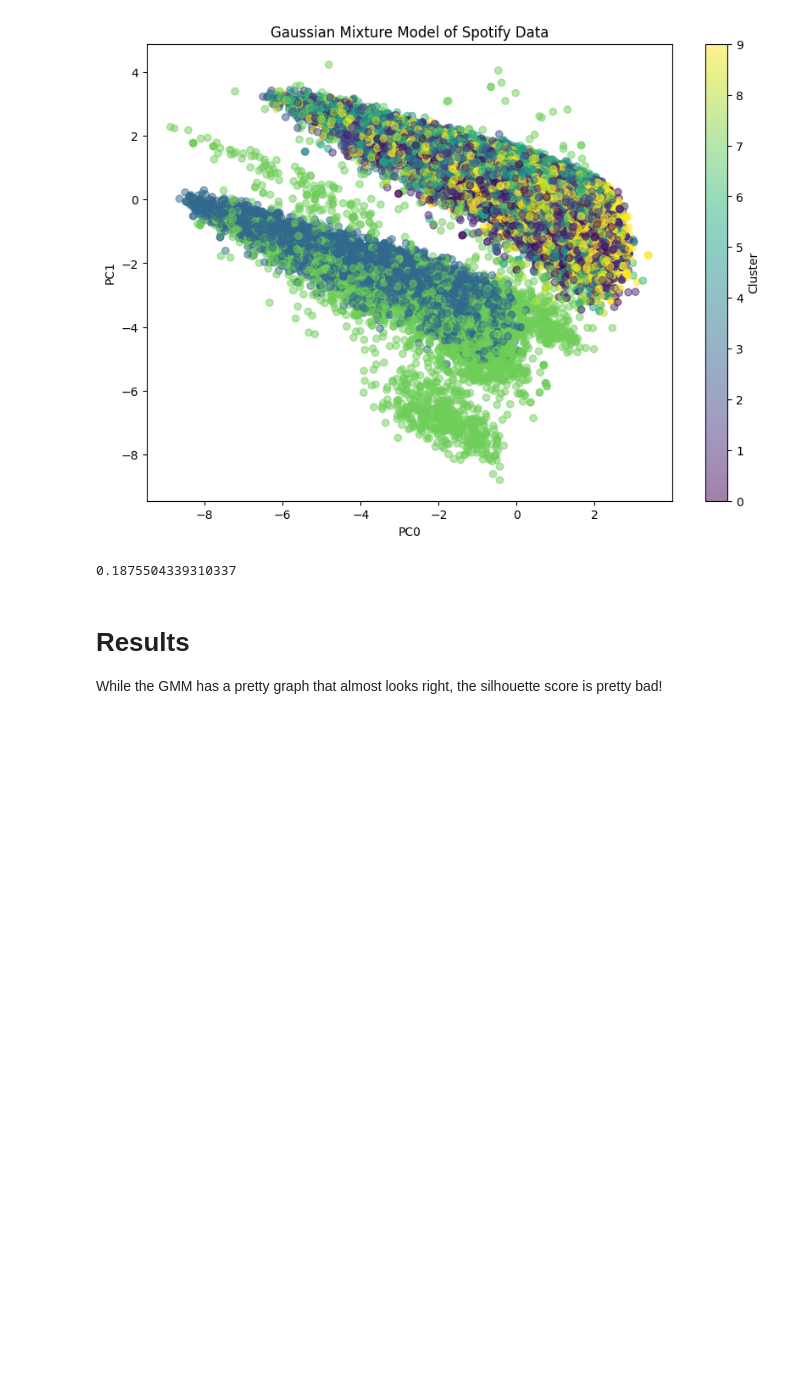
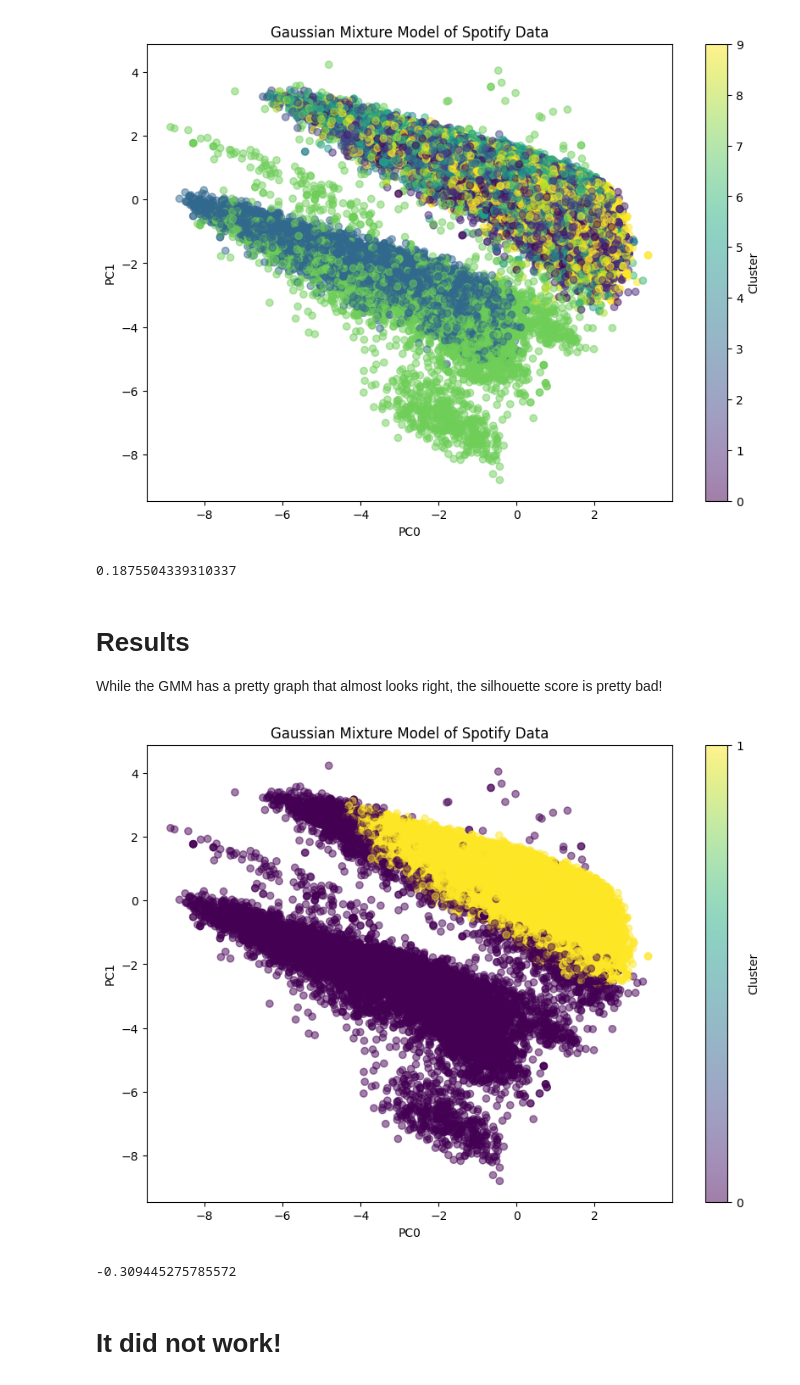
Before and after one commit to ketexon/csm148-spotiflies, a Jupyter notebook: pca.ipynb, the cells around one changed output. Saved outputs shown, nothing was run; the diff lists cells and outputs as text; code cells hidden in the pictures; blank space fills up the shorter version.

```diff
--- a/pca.ipynb
+++ b/pca.ipynb
@@ -141,28 +141,31 @@ print(sil_score)
 While the GMM has a pretty graph that almost looks right, the silhouette score is pretty bad!
 # %%
 # Trying the data but with 2 classes: pop and other
-Y_binary = Y.apply(lambda x: 'pop' if x == 'pop' else 'other')
+Y_binary = Y.apply(lambda x: 'pop' if x == 'pop' else 'misc')
 
 # do GMM
-n_components = 10
+n_components = 2
 gmm = GaussianMixture(n_components=n_components)
 gmm.fit(X_pca_df)
 Y_pred = gmm.predict(X_pca_df)
+
 
 plt.figure(figsize=(10, 7))
 scatter = plt.scatter(
     X_pca_df['PC0'],
     X_pca_df['PC1'],
     c=Y_pred,
     cmap='viridis',
     alpha=0.5
 )
 cbar = plt.colorbar(scatter)
 cbar.set_label('Cluster')
 cbar.set_ticks(range(n_components))
 cbar.set_ticklabels(range(n_components))
 
 plt.xlabel('PC0')
 plt.ylabel('PC1')
 plt.title('Gaussian Mixture Model of Spotify Data')
 plt.show()
+# %% [output]
+[figure, added]
@@ -168,0 +176,6 @@ plt.show()
+# %%
+print(sil_score)
+# %% [output]
+-0.309445275785572
+# %% [markdown]
+# It did not work!
```
Also changed, not shown: parts of 1 cell of this notebook.
